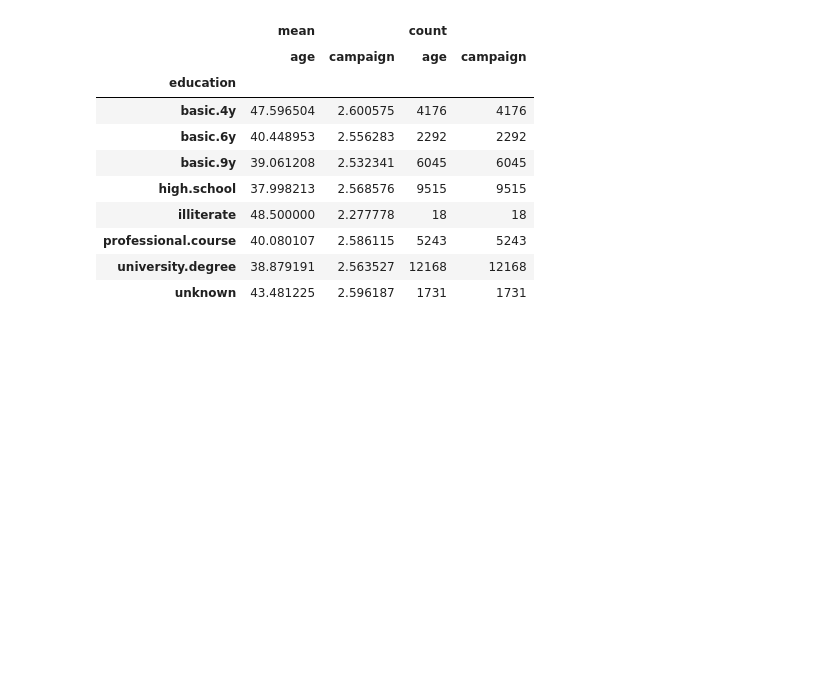
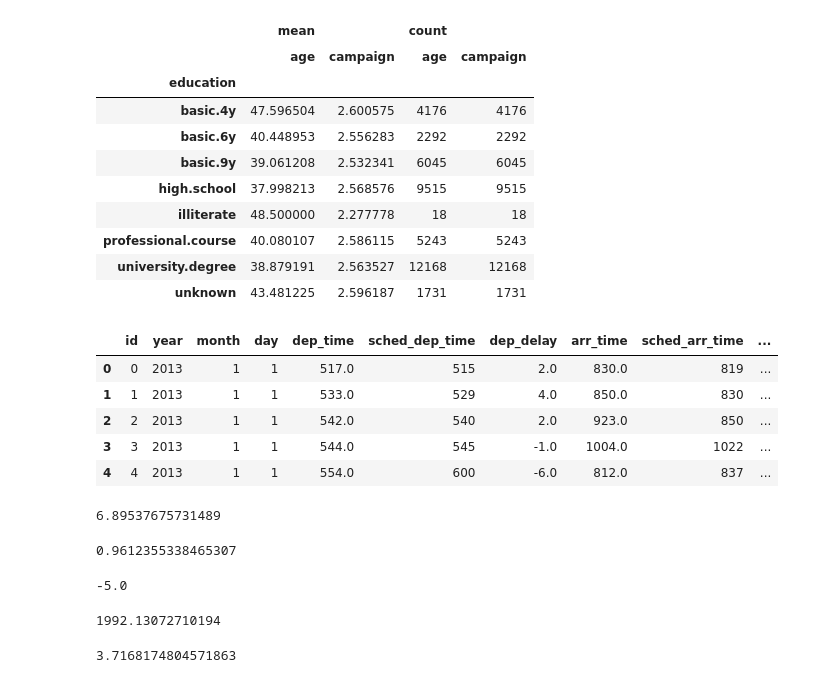
Before and after one commit to morteza-rp/fanap, a Jupyter notebook: fanap.ipynb, the cells around one changed output. Drawn from its saved outputs; the diff is of its cells as text; code cells hidden in the pictures; blank space fills up the shorter version.

```diff
--- a/fanap.ipynb
+++ b/fanap.ipynb
@@ -211,3 +211,38 @@ df.pivot_table(
 | professional.course | 40.080107 | 2.586115 | 5243 | 5243 |
 | university.degree | 38.879191 | 2.563527 | 12168 | 12168 |
 | unknown | 43.481225 | 2.596187 | 1731 | 1731 |
+# %%
+data = pd.read_csv('flights.csv')
+data.head()
+# %% [output]
+|  | id | year | month | day | dep_time | sched_dep_time | dep_delay | arr_time | sched_arr_time | ... |
+| 0 | 0 | 2013 | 1 | 1 | 517.0 | 515 | 2.0 | 830.0 | 819 | ... |
+| 1 | 1 | 2013 | 1 | 1 | 533.0 | 529 | 4.0 | 850.0 | 830 | ... |
+| 2 | 2 | 2013 | 1 | 1 | 542.0 | 540 | 2.0 | 923.0 | 850 | ... |
+| 3 | 3 | 2013 | 1 | 1 | 544.0 | 545 | -1.0 | 1004.0 | 1022 | ... |
+| 4 | 4 | 2013 | 1 | 1 | 554.0 | 600 | -6.0 | 812.0 | 837 | ... |
+# %%
+#میانگین یا گشتاور اول
+data["arr_delay"].mean()
+# %% [output]
+6.89537675731489
+# %%
+from scipy import stats
+stats.trim_mean(data["arr_delay"], 0.1)
+# %% [output]
+0.9612355338465307
+# %%
+data['arr_delay'].median()
+# %% [output]
+-5.0
+# %%
+# واریانس یا گشتاور دوم
+# به داده های نویز حساس است
+data['arr_delay'].var()
+# %% [output]
+1992.13072710194
+# %%
+# چولگی یا گشتاور سوم
+data['arr_delay'].skew()
+# %% [output]
+3.7168174804571863
```
Also changed, not shown: parts of 2 cells of this notebook.
